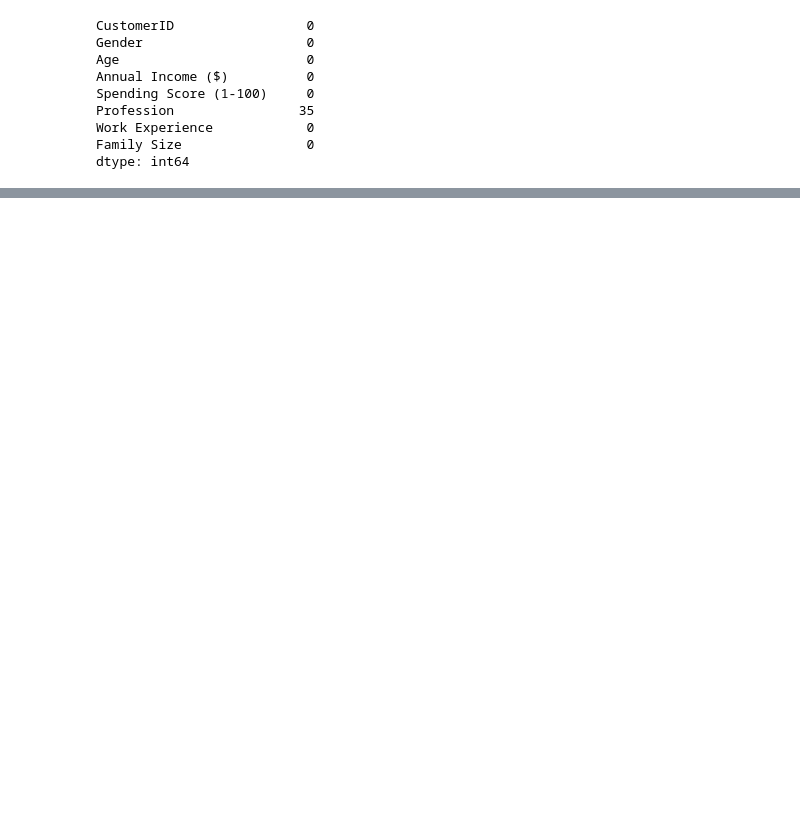
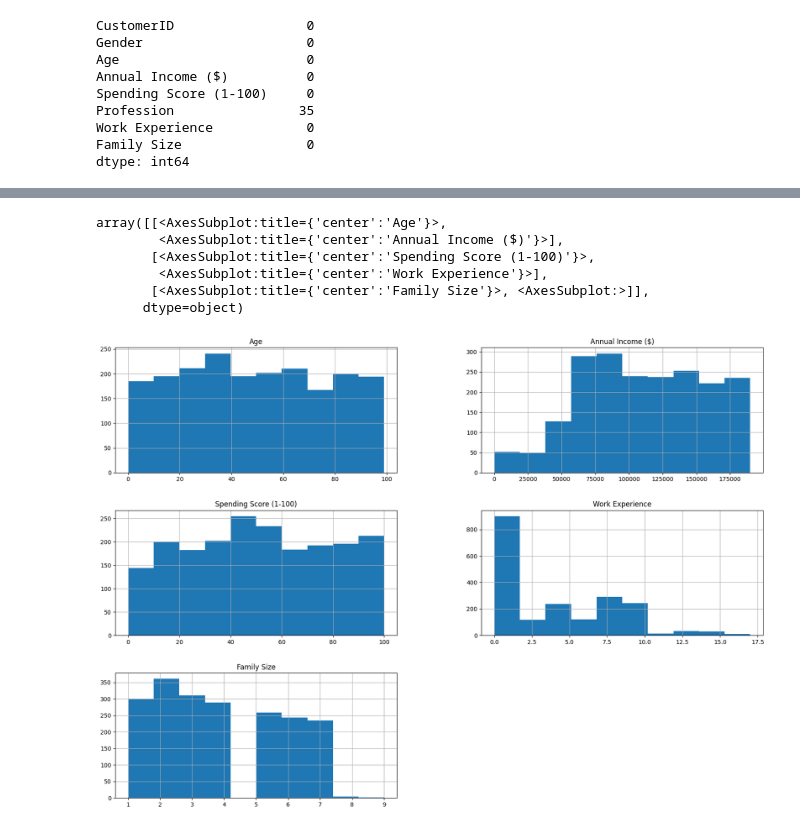
Before and after one commit to aryanrada/data-visualization-project, a Jupyter notebook: Shops_customer_data_analysis/analysis.ipynb, the cells around one changed output, grey strips where cells are left out. Drawn from its saved outputs; the diff is of its cells as text; code cells hidden in the pictures; blank space fills up the shorter version.

```diff
--- a/Shops_customer_data_analysis/analysis.ipynb
+++ b/Shops_customer_data_analysis/analysis.ipynb
@@ -55,0 +118,10 @@ data.describe()
+# %%
+data.loc[:,data.columns!='CustomerID'].hist(figsize=(20,14))
+# %% [output]
+array([[<AxesSubplot:title={'center':'Age'}>,
+        <AxesSubplot:title={'center':'Annual Income ($)'}>],
+       [<AxesSubplot:title={'center':'Spending Score (1-100)'}>,
+        <AxesSubplot:title={'center':'Work Experience'}>],
+       [<AxesSubplot:title={'center':'Family Size'}>, <AxesSubplot:>]],
+      dtype=object)
+[figure, added]
```
Also changed, not shown: parts of 5 cells of this notebook.
